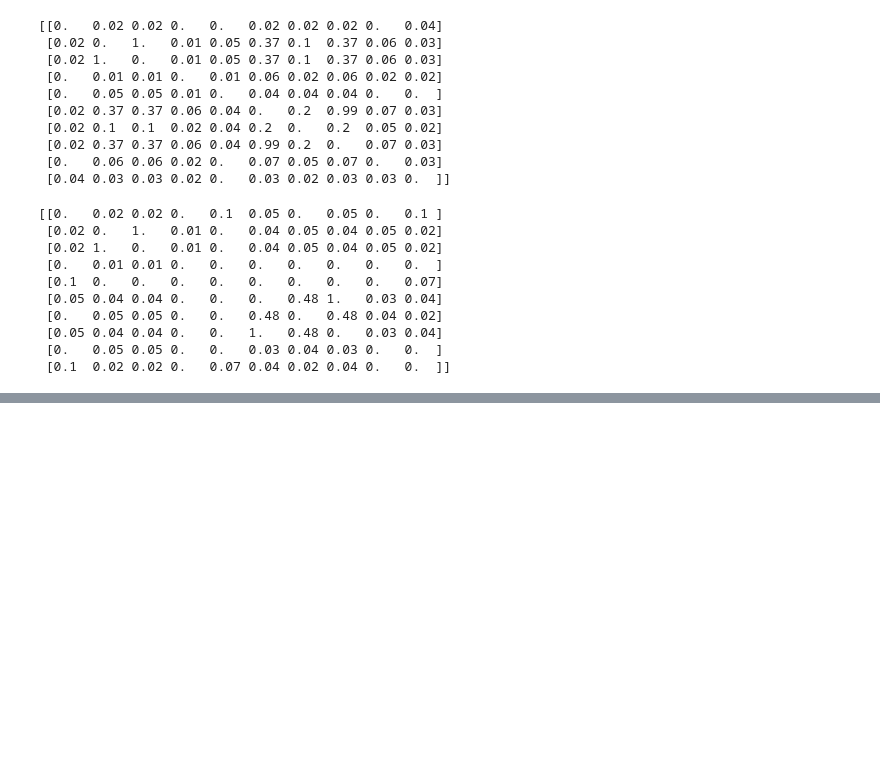
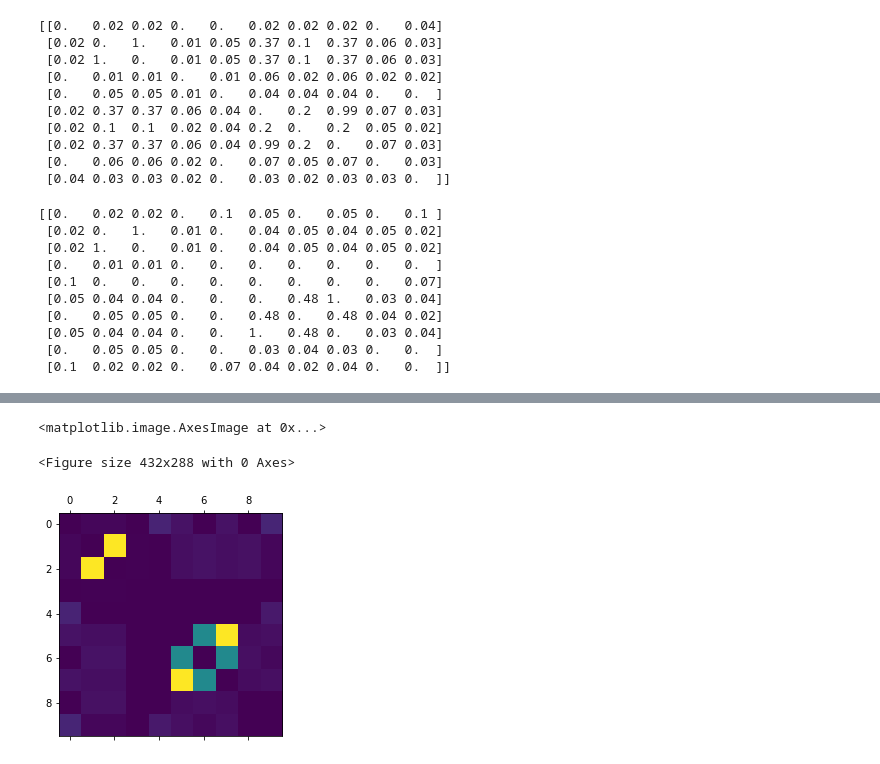
Before and after one commit to Feelx234/pyRDMM, a Jupyter notebook: scripts/housing2.ipynb, the cells around one changed output, grey strips where cells are left out. Saved outputs shown, nothing was run; the diff lists cells and outputs as text; code cells hidden in the pictures; blank space fills up the shorter version.

```diff
--- a/scripts/housing2.ipynb
+++ b/scripts/housing2.ipynb
@@ -505,2 +493,7 @@ plt.matshow(L_mat)
 # %%
+plt.figure()
 plt.matshow(R_mat)
+# %% [output]
+<matplotlib.image.AxesImage at 0x...>
+<Figure size 432x288 with 0 Axes>
+[figure, added]
```
Also changed, not shown: parts of 12 cells of this notebook.
